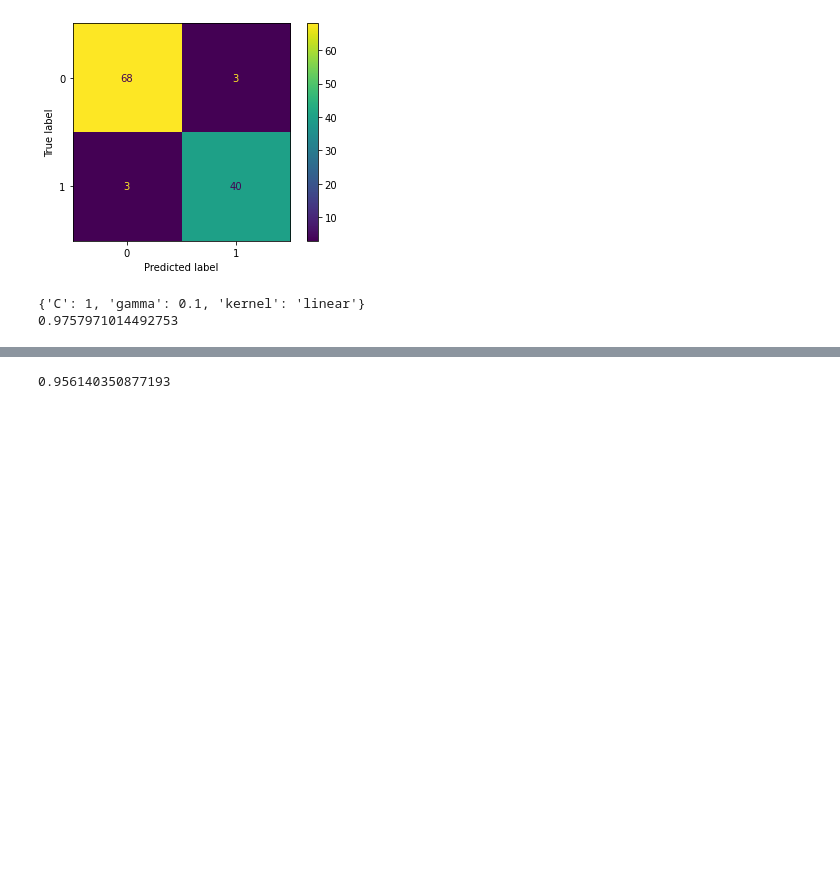
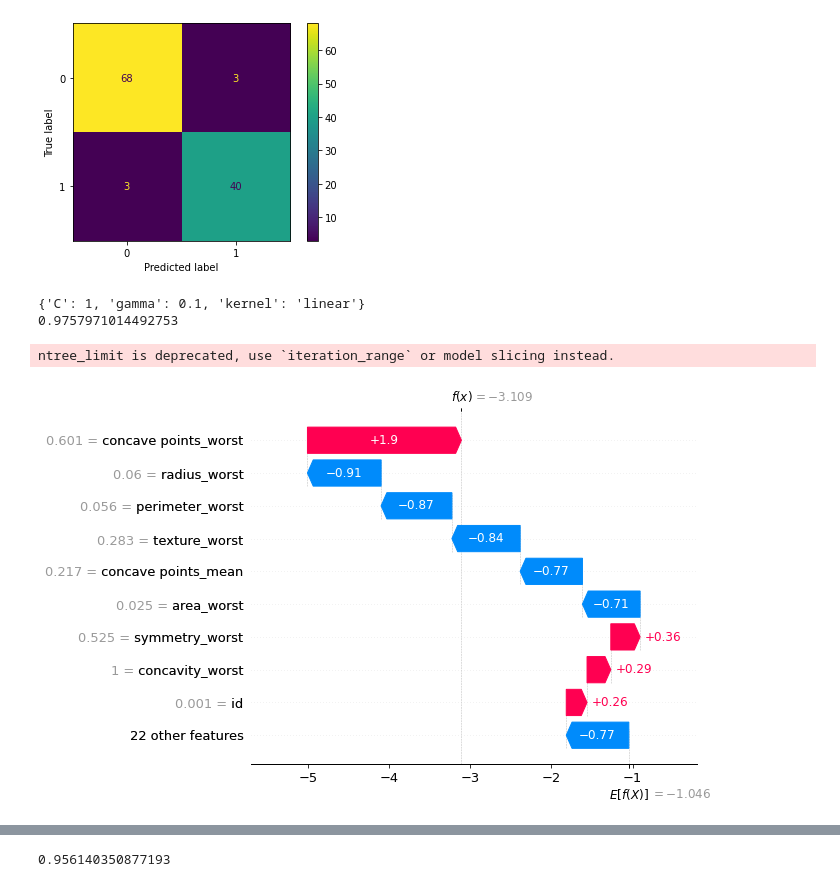
Before and after one commit to colinoy/BreastCancerPrediction, a Jupyter notebook: BreastCancer.ipynb, the cells around one changed output, grey strips where cells are left out. Cells and saved outputs as stored; diff of their text form; code cells hidden in the pictures; blank space fills up the shorter version.

```diff
--- a/BreastCancer.ipynb
+++ b/BreastCancer.ipynb
@@ -606,3 +637,16 @@ print(grid_cv.best_score_)
 # %% [output]
 {'C': 1, 'gamma': 0.1, 'kernel': 'linear'}
 0.9757971014492753
+# %%
+explainer = shap.Explainer(xgb)
+shap_values = explainer(X_train)
+
+# visualize the first prediction's explanation
+shap.plots.waterfall(shap_values[0])
+"""
+The waterfall plot shows the contribution of each feature to the model's predictions.
+We can see what features the models uses to make the prediction, and how sensitive each feature is to the model's predictions.
+"""
+# %% [output]
+ntree_limit is deprecated, use `iteration_range` or model slicing instead.
+[figure, added]
```
Also changed, not shown: parts of 11 cells of this notebook, 1 other file.
